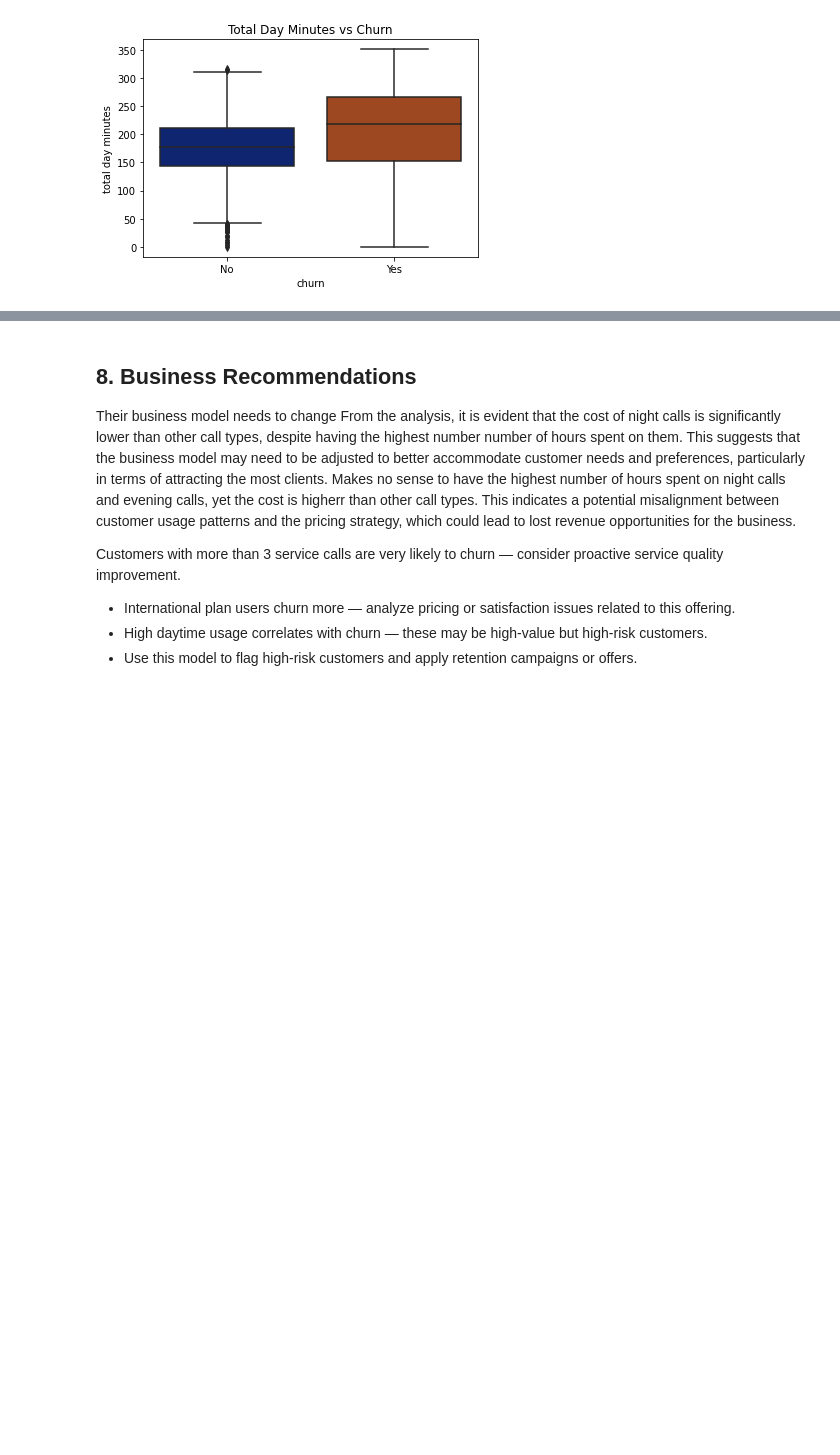
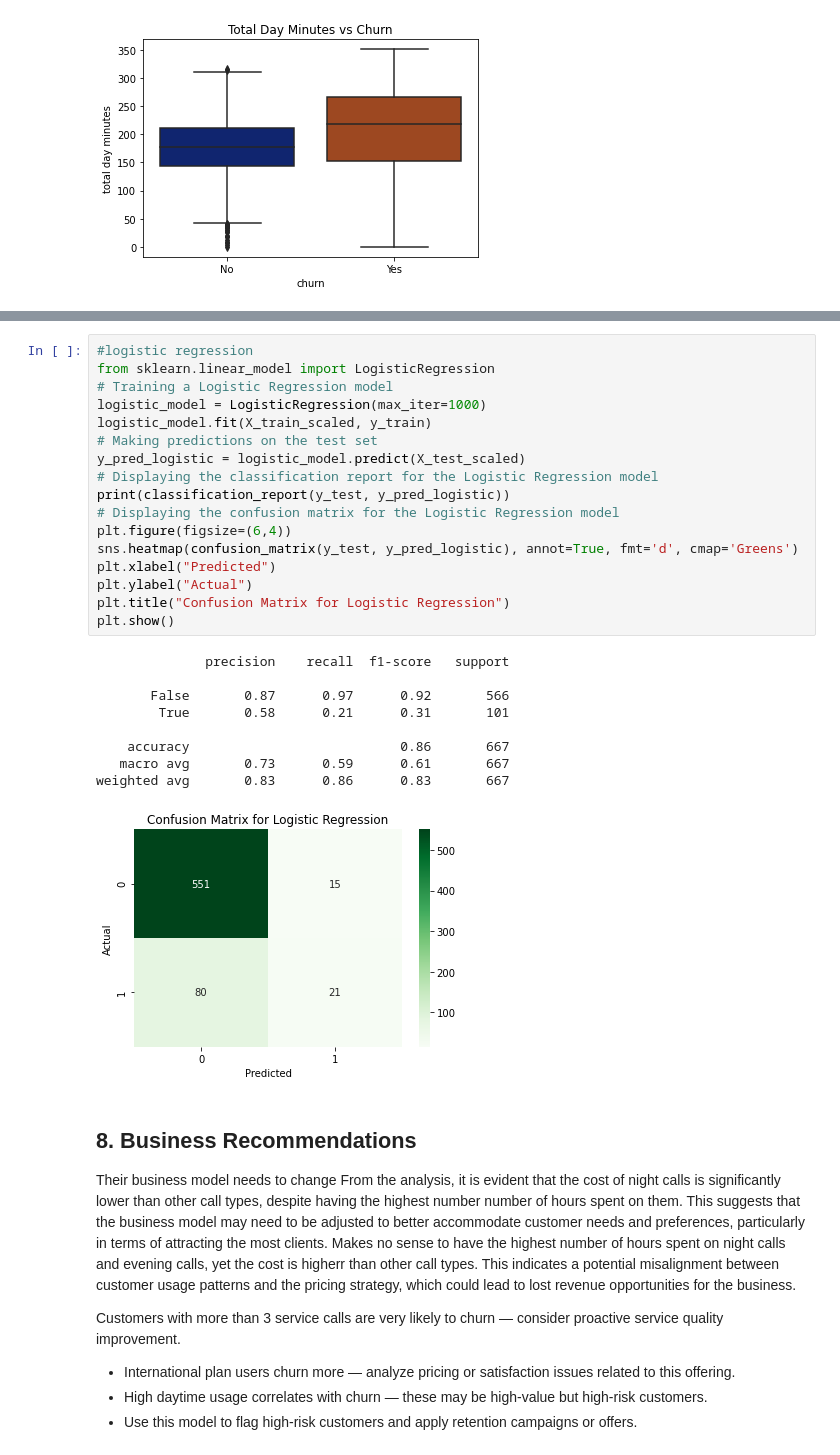
Before and after one commit to furaha-betty22/telco-customer-churn-forecasting, a Jupyter notebook: CHURN PROJECT.ipynb, the cells around one changed output, grey strips where cells are left out. Drawn from its saved outputs; the diff is of its cells as text; blank space fills up the shorter version.

```diff
--- a/CHURN PROJECT.ipynb
+++ b/CHURN PROJECT.ipynb
@@ -591,3 +622,30 @@ plt.show()
+# %%
+#logistic regression
+from sklearn.linear_model import LogisticRegression
+# Training a Logistic Regression model
+logistic_model = LogisticRegression(max_iter=1000)
+logistic_model.fit(X_train_scaled, y_train)
+# Making predictions on the test set
+y_pred_logistic = logistic_model.predict(X_test_scaled)
+# Displaying the classification report for the Logistic Regression model
+print(classification_report(y_test, y_pred_logistic))
+# Displaying the confusion matrix for the Logistic Regression model
+plt.figure(figsize=(6,4))
+sns.heatmap(confusion_matrix(y_test, y_pred_logistic), annot=True, fmt='d', cmap='Greens')
+plt.xlabel("Predicted")
+plt.ylabel("Actual")
+plt.title("Confusion Matrix for Logistic Regression")
+plt.show()
+# %% [output]
+              precision    recall  f1-score   support
+
+       False       0.87      0.97      0.92       566
+        True       0.58      0.21      0.31       101
+
+    accuracy                           0.86       667
+   macro avg       0.73      0.59      0.61       667
+weighted avg       0.83      0.86      0.83       667
+[figure, added]
 # %% [markdown]
 ## 8. Business Recommendations
 Their business model needs to change
```
Also changed, not shown: parts of 25 cells of this notebook.
